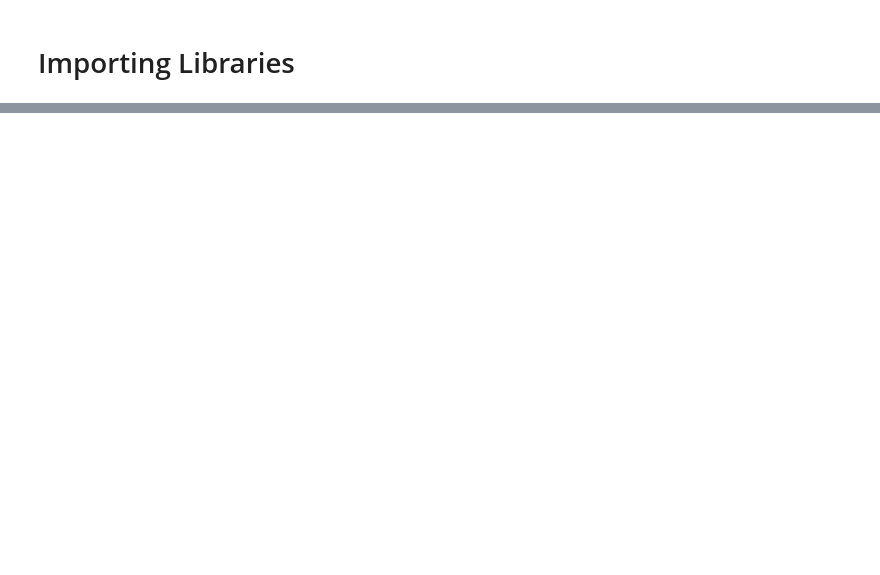
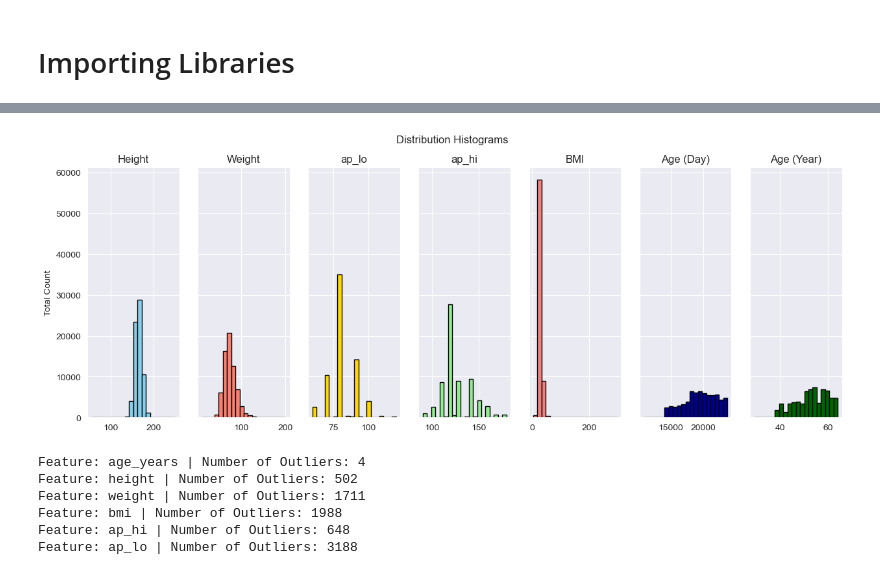
Before and after one commit to MasoudNateghi/CS534, a Jupyter notebook: Project/Project.ipynb, the cells around one changed output, grey strips where cells are left out. Saved outputs shown, nothing was run; the diff lists cells and outputs as text; code cells hidden in the pictures; blank space fills up the shorter version.

Commit message:
Data Analysis & Preprocessing

```diff
--- a/Project/Project.ipynb
+++ b/Project/Project.ipynb
@@ -395,0 +205,64 @@ Final data samples: 61323 | Number of features: 17
+# %%
+# Distribution histograms of numerical features
+
+# Setting up a subplot with 1 row and 7 columns
+fig, axs = plt.subplots(1, 7, figsize=(15, 5), sharey=True)
+
+# Create histograms for each feature and add them to the subplot
+axs[0].hist(df['height'], bins=20, color='skyblue', edgecolor='black')
+axs[1].hist(df['weight'], bins=20, color='salmon', edgecolor='black')
+axs[2].hist(df['ap_lo'], bins=20, color='gold', edgecolor='black')
+axs[3].hist(df['ap_hi'], bins=20, color='lightgreen', edgecolor='black')
+axs[4].hist(df['bmi'], bins=20, color='lightcoral', edgecolor='black')
+axs[5].hist(df['age'], bins=20, color='darkblue', edgecolor='black')
+axs[6].hist(df['age_years'], bins=20, color='darkgreen', edgecolor='black')
+
+# Set titles for the subplots
+axs[0].set_title("Height")
+axs[1].set_title("Weight")
+axs[2].set_title("ap_lo")
+axs[3].set_title("ap_hi")
+axs[4].set_title("BMI")
+axs[5].set_title("Age (Day)")
+axs[6].set_title("Age (Year)")
+
+# Set common y-axis label
+axs[0].set_ylabel("Total Count")
+
+# Set common title for the entire figure
+plt.suptitle("Distribution Histograms")
+
+plt.show()
+# %% [output]
+[figure, added]
+# %%
+# Function to identify outliers in numerical features using IQR method
+def num_outliers_IQR(df_out, drop=False):
+    # Loop through each feature in the DataFrame
+    for each_feature in df_out.columns:
+        feature_data = df_out[each_feature]
+
+        # Calculate the 25th and 75th percentiles (Q1 and Q3)
+        Q1 = np.percentile(feature_data, 25.)
+        Q3 = np.percentile(feature_data, 75.)
+
+        # Calculate the Interquartile Range (IQR)
+        IQR = Q3 - Q1
+
+        # Define the outlier step as 1.5 times the IQR
+        outlier_step = IQR * 1.5
+
+        # Identify the indices of outliers
+        outliers = feature_data[~((feature_data >= Q1 - outlier_step) & (feature_data <= Q3 + outlier_step))].index.tolist()
+
+        print('Feature: {} | Number of Outliers: {}'.format(each_feature, len(outliers)))
+
+# Identify outliers for the numerical features in the DataFrame
+num_outliers_IQR(df[['age_years', 'height', 'weight', 'bmi', 'ap_hi', 'ap_lo']])
+# %% [output]
+Feature: age_years | Number of Outliers: 4
+Feature: height | Number of Outliers: 502
+Feature: weight | Number of Outliers: 1711
+Feature: bmi | Number of Outliers: 1988
+Feature: ap_hi | Number of Outliers: 648
+Feature: ap_lo | Number of Outliers: 3188
```
Also changed, not shown: parts of 43 cells of this notebook.
